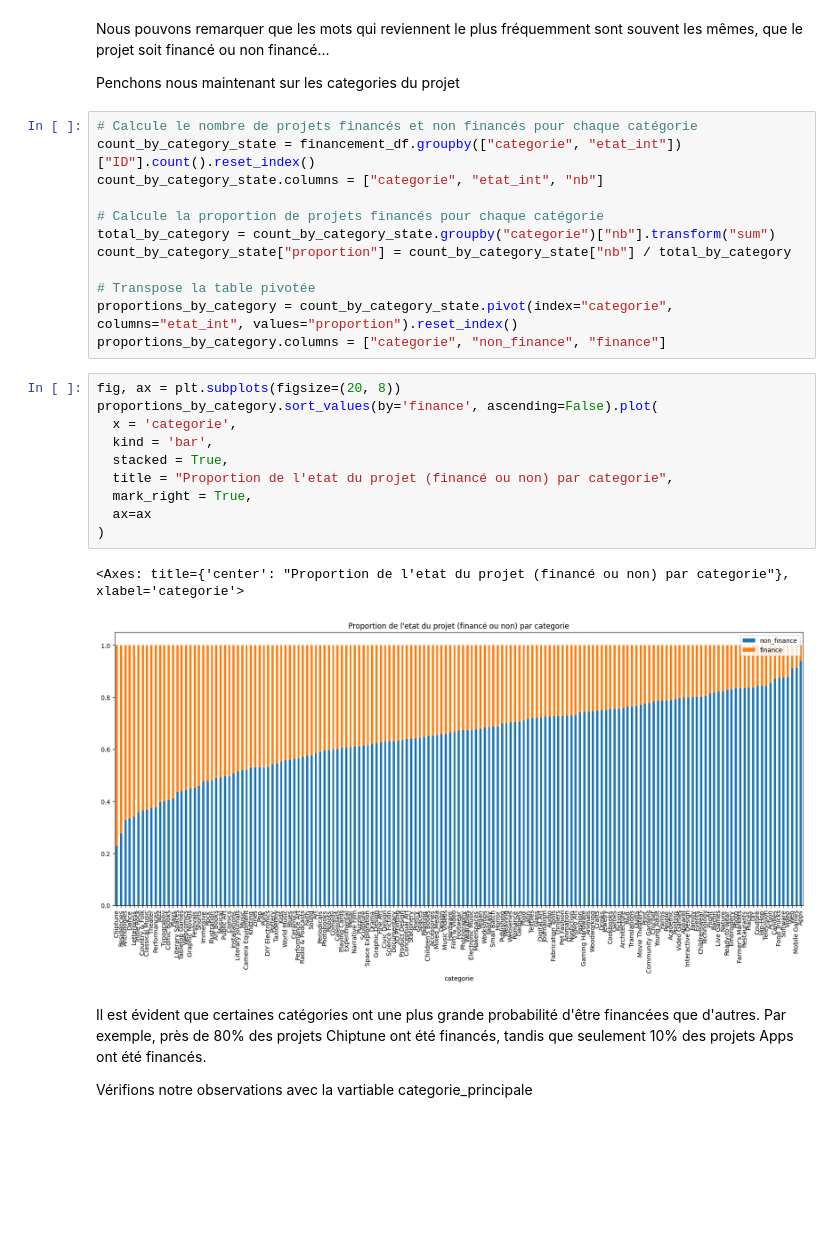
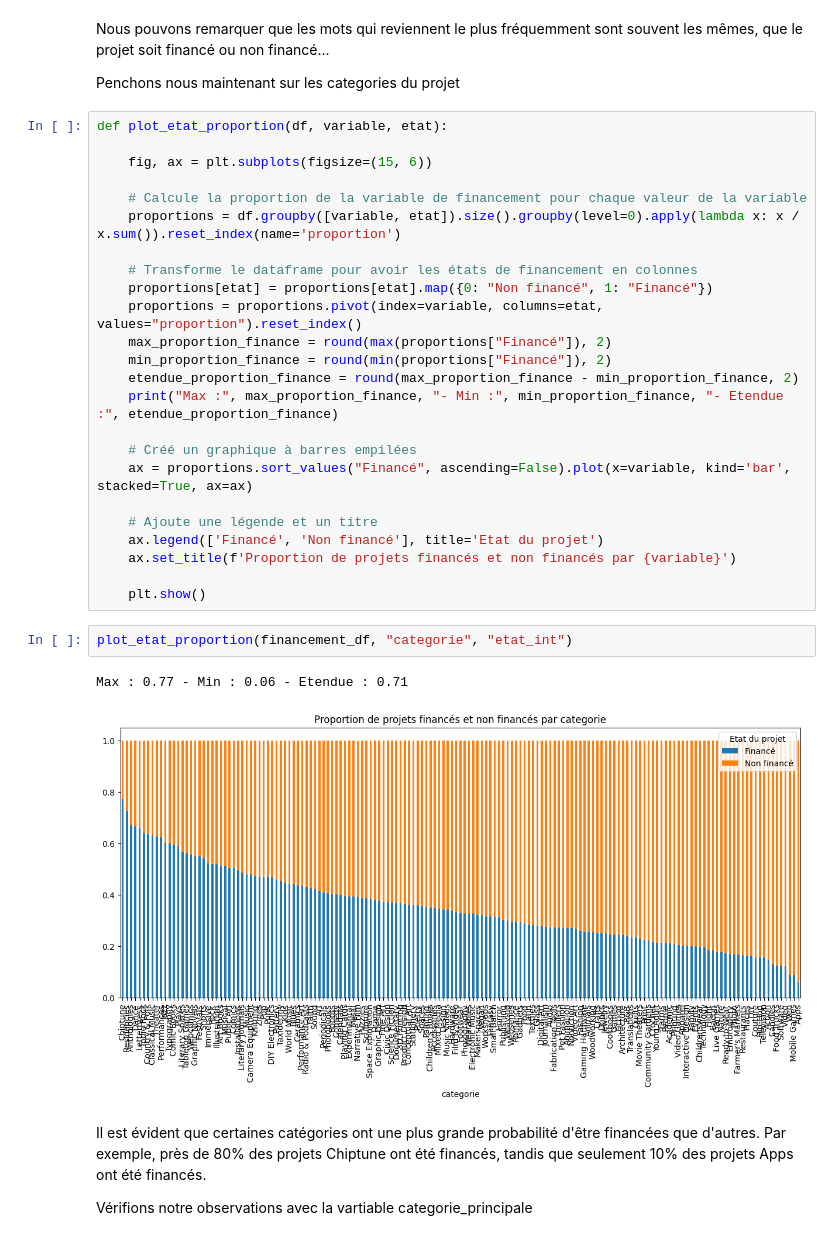
Before and after one commit to TheoKoess/Financement, a Jupyter notebook: Financement_Exploratory_Data_Analysis.ipynb, the cells around one changed output. Cells and saved outputs as stored; diff of their text form; blank space fills up the shorter version.

```diff
--- a/Financement_Exploratory_Data_Analysis.ipynb
+++ b/Financement_Exploratory_Data_Analysis.ipynb
@@ -269,31 +287,35 @@ dtype: int64
 Nous pouvons remarquer que les mots qui reviennent le plus fréquemment sont souvent les mêmes, que le projet soit financé ou non financé...
 
 Penchons nous maintenant sur les categories du projet
-# %%
-# Calcule le nombre de projets financés et non financés pour chaque catégorie
-count_by_category_state = financement_df.groupby(["categorie", "etat_int"])["ID"].count().reset_index()
-count_by_category_state.columns = ["categorie", "etat_int", "nb"]
-
-# Calcule la proportion de projets financés pour chaque catégorie
-total_by_category = count_by_category_state.groupby("categorie")["nb"].transform("sum")
-count_by_category_state["proportion"] = count_by_category_state["nb"] / total_by_category
-
-# Transpose la table pivotée
-proportions_by_category = count_by_category_state.pivot(index="categorie", columns="etat_int", values="proportion").reset_index()
-proportions_by_category.columns = ["categorie", "non_finance", "finance"]
-# %%
-fig, ax = plt.subplots(figsize=(20, 8))
-proportions_by_category.sort_values(by='finance', ascending=False).plot(
-  x = 'categorie',
-  kind = 'bar',
-  stacked = True,
-  title = "Proportion de l'etat du projet (financé ou non) par categorie",
-  mark_right = True,
-  ax=ax
-)
-# %% [output]
-<Axes: title={'center': "Proportion de l'etat du projet (financé ou non) par categorie"}, xlabel='categorie'>
-[figure, removed]
+# %%
+def plot_etat_proportion(df, variable, etat):
+
+    fig, ax = plt.subplots(figsize=(15, 6))
+
+    # Calcule la proportion de la variable de financement pour chaque valeur de la variable
+    proportions = df.groupby([variable, etat]).size().groupby(level=0).apply(lambda x: x / x.sum()).reset_index(name='proportion')
+
+    # Transforme le dataframe pour avoir les états de financement en colonnes
+    proportions[etat] = proportions[etat].map({0: "Non financé", 1: "Financé"})
+    proportions = proportions.pivot(index=variable, columns=etat, values="proportion").reset_index()
+    max_proportion_finance = round(max(proportions["Financé"]), 2)
+    min_proportion_finance = round(min(proportions["Financé"]), 2)
+    etendue_proportion_finance = round(max_proportion_finance - min_proportion_finance, 2)
+    print("Max :", max_proportion_finance, "- Min :", min_proportion_finance, "- Etendue :", etendue_proportion_finance)
+
+    # Créé un graphique à barres empilées
+    ax = proportions.sort_values("Financé", ascending=False).plot(x=variable, kind='bar', stacked=True, ax=ax)
+
+    # Ajoute une légende et un titre
+    ax.legend(['Financé', 'Non financé'], title='Etat du projet')
+    ax.set_title(f'Proportion de projets financés et non financés par {variable}')
+
+    plt.show()
+# %%
+plot_etat_proportion(financement_df, "categorie", "etat_int")
+# %% [output]
+Max : 0.77 - Min : 0.06 - Etendue : 0.71
+[figure, added]
 # %% [markdown]
 Il est évident que certaines catégories ont une plus grande probabilité d'être financées que d'autres. Par exemple, près de 80% des projets Chiptune ont été financés, tandis que seulement 10% des projets Apps ont été financés.
 
```
Also changed, not shown: parts of 11 cells of this notebook.
